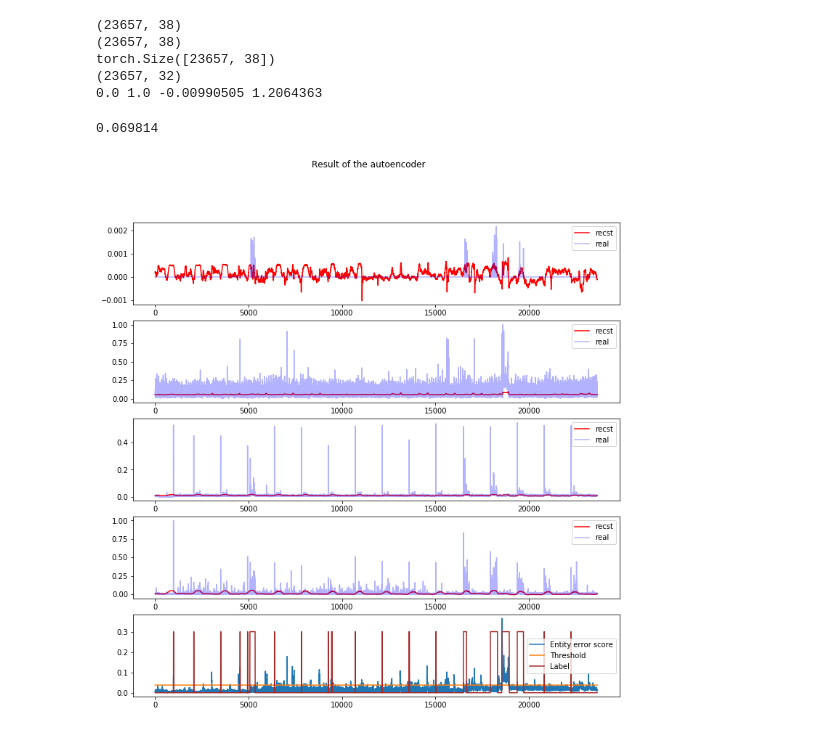
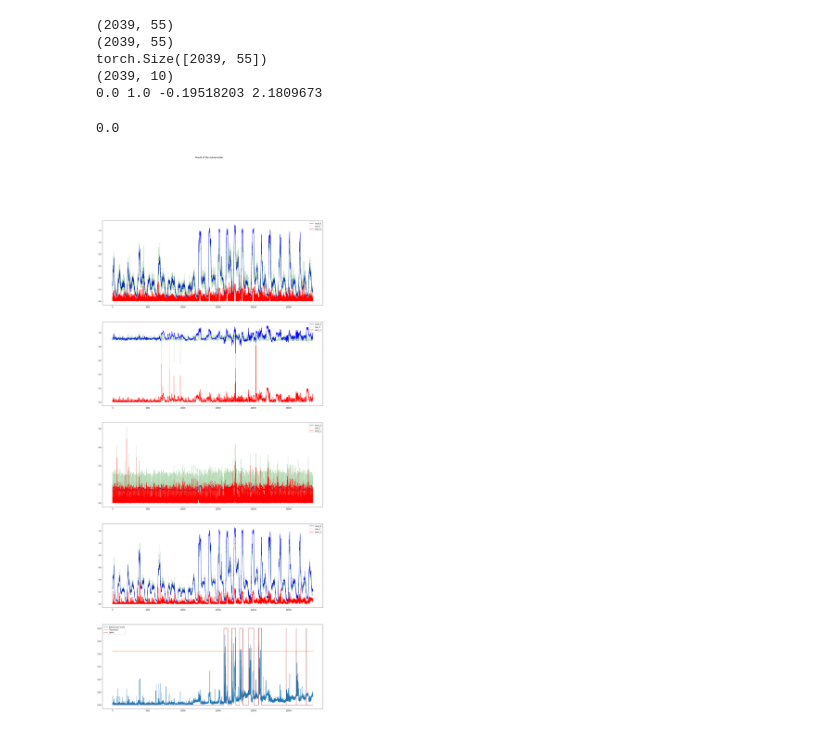
Before and after one commit to JinYang88/TS-anomaly, a Jupyter notebook: notebooks/multivariate_lstm_(no_tokens).ipynb, the cells around one changed output. Drawn from its saved outputs; the diff is of its cells as text; code cells hidden in the pictures.

```diff
--- a/notebooks/multivariate_lstm_(no_tokens).ipynb
+++ b/notebooks/multivariate_lstm_(no_tokens).ipynb
@@ -34,9 +34,10 @@ config_dir = "./hypers/" if not args["load"] else args["load"]
 params = initialize_config(config_dir, args)
 params["clear"] = 1
 params["nrows"] = None
-params["inter"] = "MEAN"
+params["inter"] = "FM"
 params["window_size"] = 32
 # %%
-data_dict = load_dataset("SMD","machine-2-4", use_dim="all")
+data_dict = load_dataset("SMD","machine-1-1", use_dim="all")
+# data_dict = load_dataset("MSL","M-6", use_dim="all")
 # data_dict["train"].max(), data_dict["train"].min()
 # %% [output]
@@ -60,6 +61,6 @@ train_iterator = WindowIterator(window_dict["train_windows"], batch_size=params[
 test_iterator = WindowIterator(window_dict["test_windows"], batch_size=params["batch_size"], shuffle=False)
 params['in_channels'] = data_dict["dim"]
 # %%
-params["nb_steps"] = 30
+params["nb_steps"] = 40
 encoder = MultiLSTMEncoder(**params)
 # %% [output]
@@ -137,38 +138,42 @@ print(diff_list.shape)
 print(window_dict["test_labels"].shape)
 print(real_list.min(), real_list.max(), recst_list.min(), recst_list.max())
 # %% [output]
-(23657, 38)
-(23657, 38)
-torch.Size([23657, 38])
-(23657, 32)
-0.0 1.0 -0.00990505 1.2064363
+(2039, 55)
+(2039, 55)
+torch.Size([2039, 55])
+(2039, 10)
+0.0 1.0 -0.19518203 2.1809673
 # %%
 real_list[0:, 9].sum()
 # %% [output]
-0.069814
+0.0
 # %%
-dims = [9,10,13,14]
-fig, ax = plt.subplots(nrows=len(dims)+1, sharey=False, figsize=(12,12))
+# dims = [0, 1]
+dims = [2, 5, 15, 20]
+# dims = list(range(38))
+# fig, ax = plt.subplots(nrows=len(dims)+1, sharey=False, figsize=(12,100))
+fig, ax = plt.subplots(nrows=len(dims)+1, sharey=False, figsize=(22,50))
 i=0
 # ax[0].plot(recst, 'r', label='reconstruction')
 # ax[0].legend(loc='best')
 for i in range(len(dims)):
     j = dims[i]
-    ax[i].plot(recst_list[0:, j].reshape(-1), 'r', label='recst', alpha=1)
-    ax[i].plot(real_list[0:, j].reshape(-1), 'b', label='real', alpha=0.3)
+    ax[i].plot(recst_list[0:, j].reshape(-1), 'b', label='recst_{}'.format(i), alpha=1)
+    ax[i].plot(real_list[0:, j].reshape(-1), 'g', label='real_{}'.format(i), alpha=0.3)
+    ax[i].plot(abs(recst_list[0:, j].reshape(-1)-real_list[0:, j].reshape(-1)), 'r', label='error_{}'.format(i))
 #     ax[i].plot(diff_list[0:, j].reshape(-1), 'g', label='KPI Error Score')
 #     ax[i].plot(window_dict["test_labels"][0:, -1].reshape(-1)*0.2+0.4, 'brown', label='Label')
     ax[i].legend(loc='best')
 #     ax[i].set_ylim([0.8,1])
 # ax[-1].plot(diff_list[:, [5, 6, 10, 14, 18, 29]].max(axis=-1)[0])
 ax[-1].plot((score_dict["score"]-0.5) * 10, label='Entity error score')
 ax[-1].plot([(best_theta-0.5)*10] * len(score_dict["score"]), label='Threshold')
 ax[-1].plot(window_dict["test_labels"][0:, -1].reshape(-1)*0.3, 'brown', label='Label')
 # ax[-1].set_ylim([0.8,1])
 # ax[1].legend(loc='best')
 
 plt.legend()
 plt.suptitle("Result of the autoencoder")
 plt.show()
 # %% [output]
-[figure, old version]
+[figure, new version]
```
Also changed, not shown: parts of 5 cells of this notebook.
